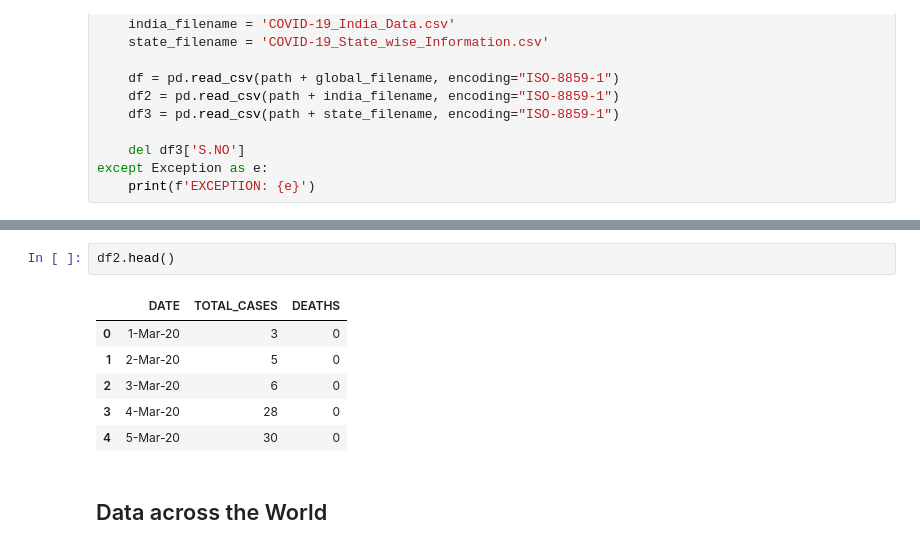
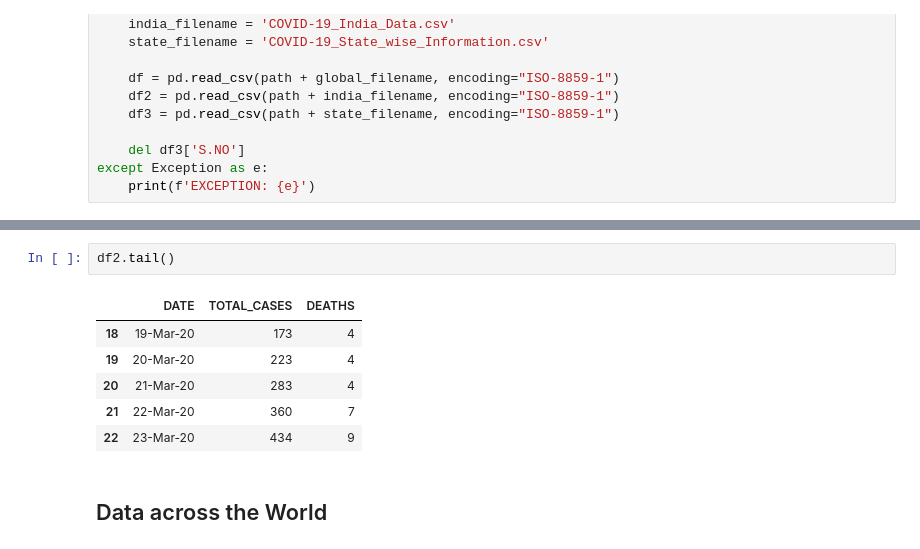
Before and after one commit to Ram-95/Python_Applications, a Jupyter notebook: Corona Tracker/COVID-19_Data_Analysis.ipynb, the cells around one changed output, grey strips where cells are left out. Saved outputs shown, nothing was run; the diff lists cells and outputs as text.

```diff
--- a/Corona Tracker/COVID-19_Data_Analysis.ipynb
+++ b/Corona Tracker/COVID-19_Data_Analysis.ipynb
@@ -31,12 +31,12 @@ df.tail()
 # %%
-df2.head()
+df2.tail()
 # %% [output]
 |  | DATE | TOTAL_CASES | DEATHS |
-| 0 | 1-Mar-20 | 3 | 0 |
-| 1 | 2-Mar-20 | 5 | 0 |
-| 2 | 3-Mar-20 | 6 | 0 |
-| 3 | 4-Mar-20 | 28 | 0 |
-| 4 | 5-Mar-20 | 30 | 0 |
+| 18 | 19-Mar-20 | 173 | 4 |
+| 19 | 20-Mar-20 | 223 | 4 |
+| 20 | 21-Mar-20 | 283 | 4 |
+| 21 | 22-Mar-20 | 360 | 7 |
+| 22 | 23-Mar-20 | 434 | 9 |
 # %% [markdown]
 ## Data across the World
 # %%
```
Also changed, not shown: parts of 2 cells of this notebook.
